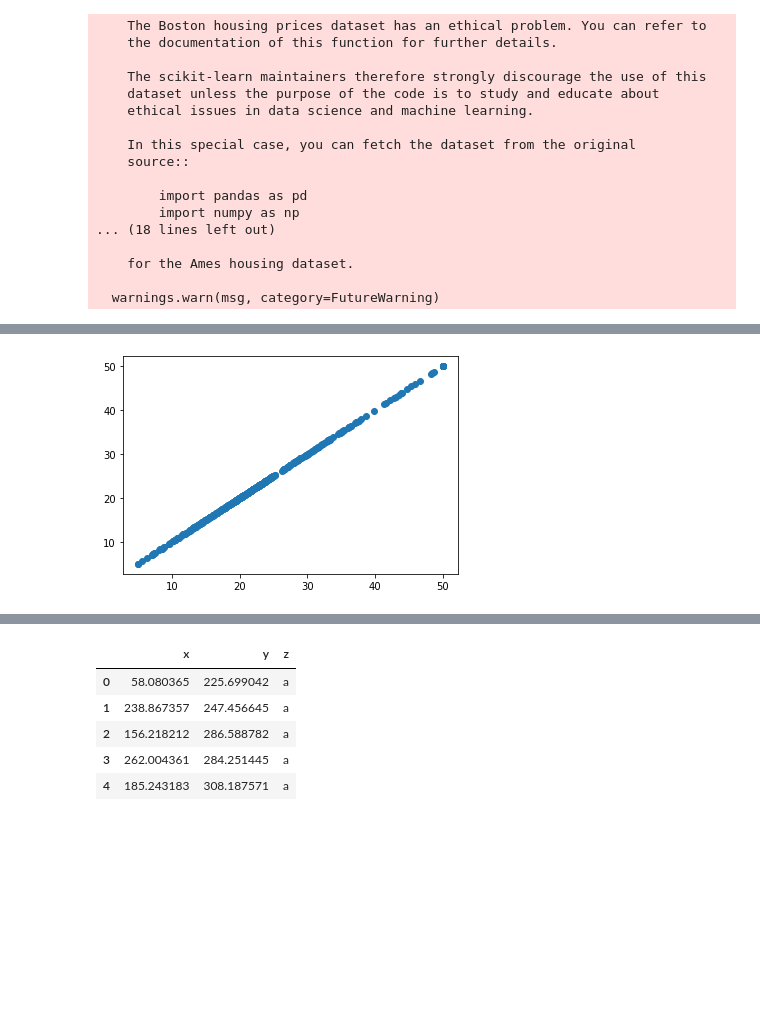
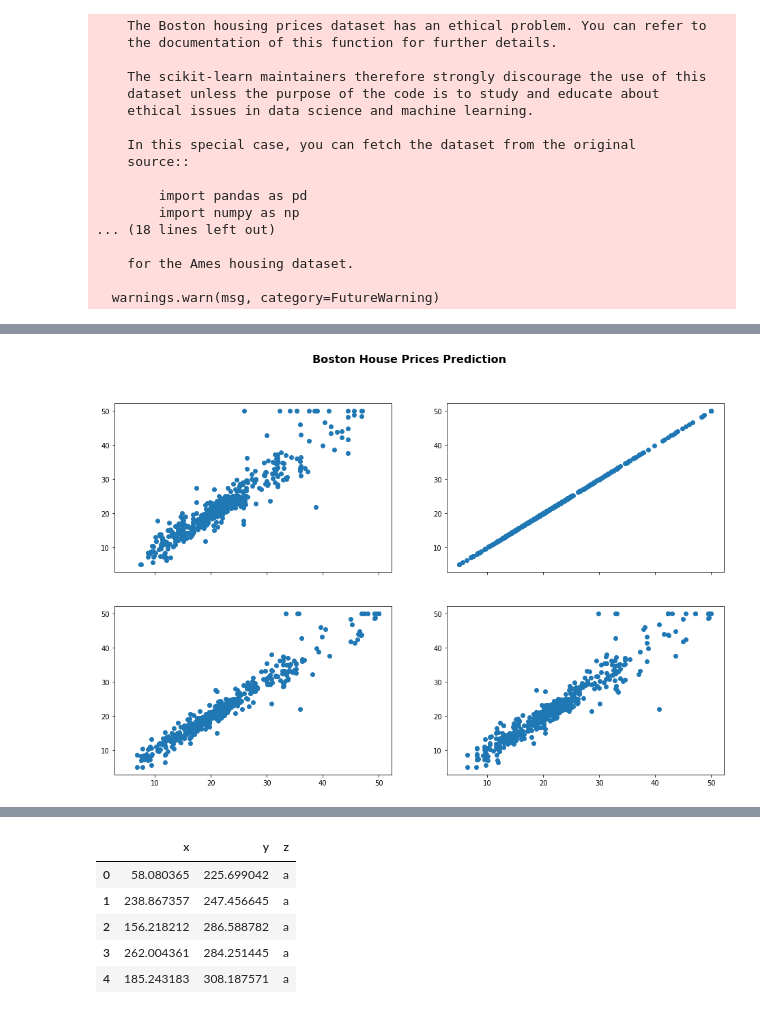
Before and after one commit to AiPrabhat/machine_learning, a Jupyter notebook: vincent/sklearn.ipynb, the cells around one changed output, grey strips where cells are left out. Saved outputs shown, nothing was run; the diff lists cells and outputs as text; code cells hidden in the pictures; blank space fills up the shorter version.

```diff
--- a/vincent/sklearn.ipynb
+++ b/vincent/sklearn.ipynb
@@ -54,7 +52,4 @@ pipe = Pipeline([
 ])
 
 pipe.fit(X, y)
-pred = pipe.predict(X)
-plt.scatter(pred, y);
+pred1 = pipe.predict(X)
-# %% [output]
-[figure, removed]
@@ -61,3 +72,14 @@ plt.scatter(pred, y);
+# %%
+fig, ax = plt.subplots(nrows=2, ncols=2, figsize=(16, 10), sharex=True)
+
+ax[0, 0].scatter(pred, y);
+ax[0, 1].scatter(pred1, y);
+ax[1, 0].scatter(pred2, y);
+ax[1, 1].scatter(pred3, y);
+
+fig.suptitle("Boston House Prices Prediction", fontsize=16, fontweight="bold");
+# %% [output]
+[figure, added]
 # %%
 from sklearn.model_selection import GridSearchCV
 
```
Also changed, not shown: parts of 7 cells of this notebook.
